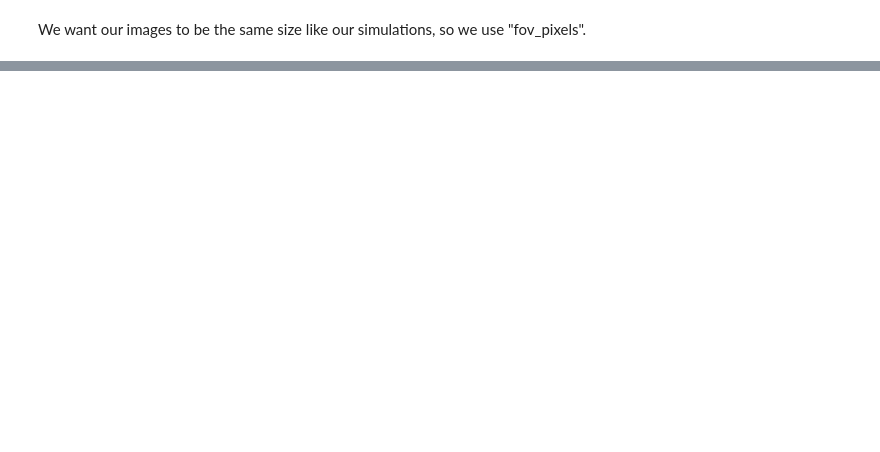
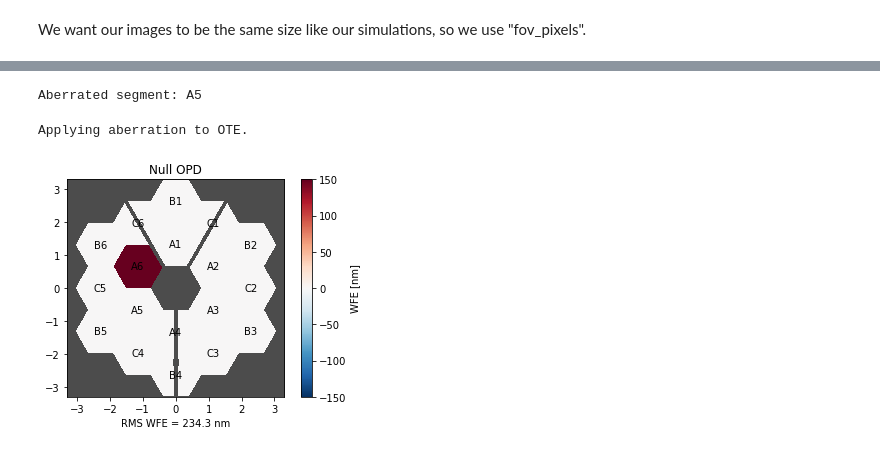
Before and after one commit to spacetelescope/PASTIS, a Jupyter notebook: Jupyter Notebooks/3_Testing the E2E simulations.ipynb, the cells around one changed output, grey strips where cells are left out. Saved outputs shown, nothing was run; the diff lists cells and outputs as text; code cells hidden in the pictures; blank space fills up the shorter version.

```diff
--- a/Jupyter Notebooks/3_Testing the E2E simulations.ipynb
+++ b/Jupyter Notebooks/3_Testing the E2E simulations.ipynb
@@ -182,0 +212,36 @@ plt.show()
+# %%
+segnum = 5     # Which segment are we aberrating - I number them starting with 1
+segnum -= 1    # Which is why I have to subtract one, because WebbPSF starts numbering them at 0
+# Extract the correct segment name from WebbPSF
+seg = wss_segs[segnum].split('-')[0]
+print('Aberrated segment:', seg)
+# %% [output]
+Aberrated segment: A5
+# %%
+# Create arrays to hold Zernike aberration coefficients
+Aber_WSS = np.zeros([nb_seg, zern_max])           # The Zernikes here will be filled in the WSS order!!!
+                                                  # Because it goes into _apply_hexikes_to_seg().
+Aber_Noll = np.copy(Aber_WSS)                     # This is the Noll version for later.
+
+# Feed the aberration nm_aber into the array position
+# that corresponds to the correct Zernike, but only on segment i
+Aber_WSS[segnum, wss_zern_nb-1] = nm_aber / 1e9        # Aberration on the segment we're currently working on;
+                                                  # convert to meters; -1 on the Zernike because Python starts
+                                                  # numbering at 0.
+Aber_Noll[segnum, zern_number-1] = nm_aber             # Noll version - in nm!
+
+#-# Crate OPD with aberrated segment, NO CORONAGRAPH
+print('Applying aberration to OTE.')
+ote.reset()   # Making sure there are no previous movements on the segments.
+ote.zero()    # For now, ignore internal WFE.
+ote._apply_hexikes_to_seg(seg, Aber_WSS[segnum,:])
+# %% [output]
+Applying aberration to OTE.
+# %%
+# Display the OTE
+ote.display_opd()
+plt.show()
+# At this point, WebbPSF still numbers the segments wrong in the exit pupil,
+# so it's the easiest to orient yourself by the spiders.
+# %% [output]
+[figure, added]
```
Also changed, not shown: parts of 24 cells of this notebook.
